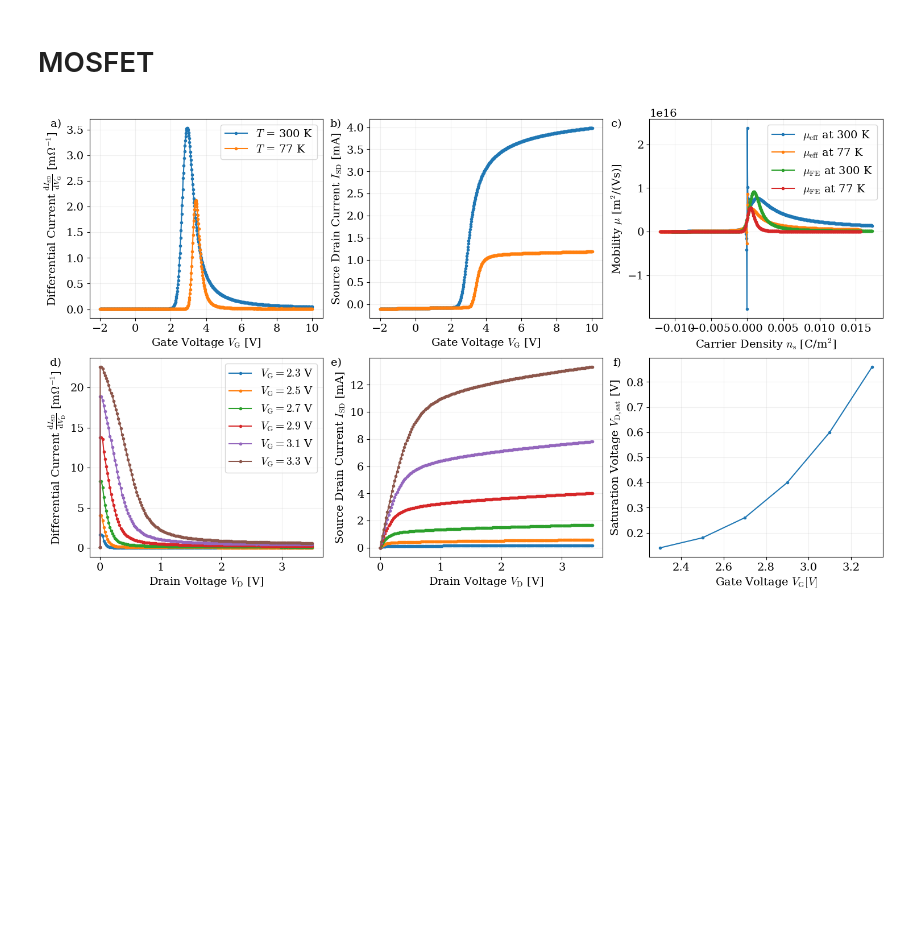
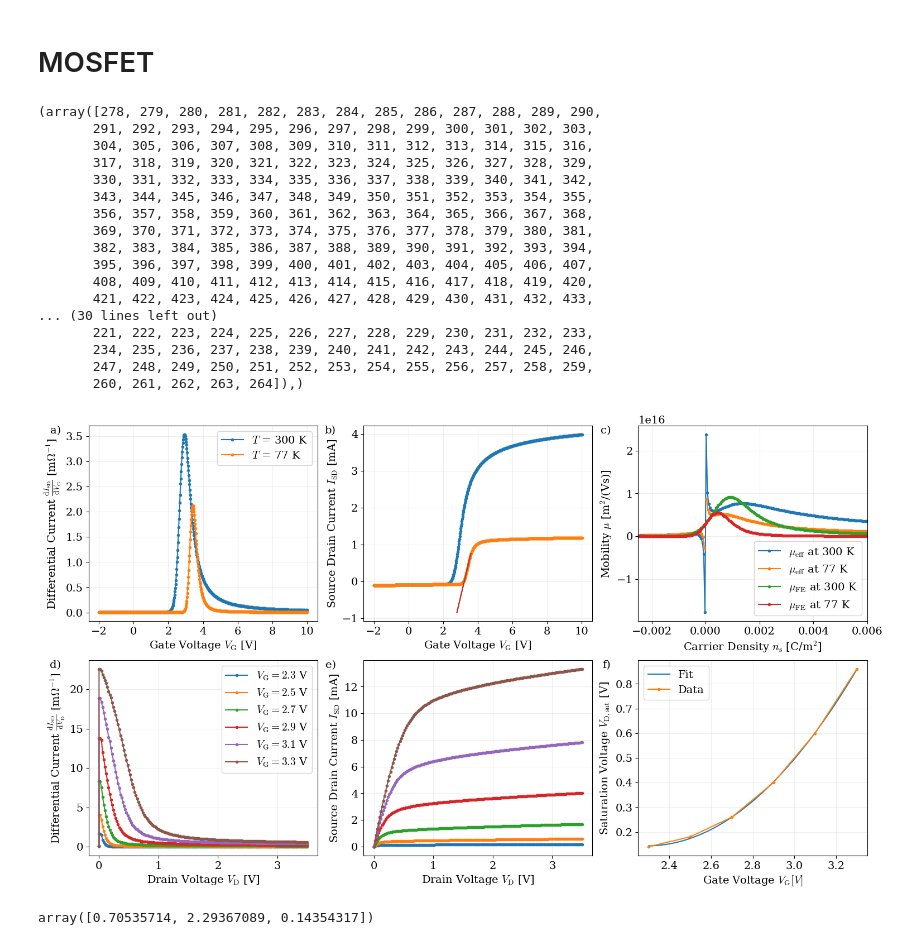
Before and after one commit to peakflyer/fprtum, a Jupyter notebook: MOSFET/eval.ipynb, the cells around one changed output. Cells and saved outputs as stored; diff of their text form; code cells hidden in the pictures; blank space fills up the shorter version.

```diff
--- a/MOSFET/eval.ipynb
+++ b/MOSFET/eval.ipynb
@@ -169,6 +169,7 @@ ax3.legend()
 ax3.set_ylabel("Mobility $\mu$ [m$^2$/(Vs)]")
 ax3.set_xlabel("Carrier Density $n_\mathrm{s}$ [C/m$^2$]")
 ax3.grid(alpha=0.2)
+ax3.set_xlim(-0.0025, 0.006)
 
 vsd_23, differential_23 = np.loadtxt("DATA/mosfet_64_vg_2.3.txt", unpack="True")
 vsd_25, differential_25 = np.loadtxt("DATA/mosfet_64_vg_2.5.txt", unpack="True")
@@ -203,36 +204,64 @@ ax5.plot(vsd_25, y_int_25, ".-", label="$V_G=2.5$ V")
 ax5.plot(vsd_27, y_int_27, ".-", label="$V_G=2.7$ V")
 ax5.plot(vsd_29, y_int_29, ".-", label="$V_G=2.9$ V")
 ax5.plot(vsd_31, y_int_31, ".-", label="$V_G=3.1$ V")
 ax5.plot(vsd_33, y_int_33, ".-", label="$V_G=3.3$ V")
 
 ax5.grid(alpha=0.2)
 ax5.set_ylabel("Source Drain Current $I_\mathrm{SD}$ [mA]")
 ax5.set_xlabel("Drain Voltage $V_\mathrm{D}$ [V]")
 
 index23 = np.where(differential_23/max(differential_23) < 1/np.e ** 2)[0][1]
 index25 = np.where(differential_25/max(differential_25) < 1/np.e ** 2)[0][1]
 index27 = np.where(differential_27/max(differential_27) < 1/np.e ** 2)[0][1]
 index29 = np.where(differential_29/max(differential_29) < 1/np.e ** 2)[0][1]
 index31 = np.where(differential_31/max(differential_31) < 1/np.e ** 2)[0][1]
 index33 = np.where(differential_33/max(differential_33) < 1/np.e ** 2)[0][1]
 
 vsat = [vsd_23[index23], vsd_25[index25], vsd_27[index27], vsd_29[index29], vsd_31[index31], vsd_33[index33]]
 vg = [2.3, 2.5, 2.7, 2.9, 3.1, 3.3]
 
-ax6.plot(vg, vsat, ".-")
+def quadratic(x, a, b, c):
+    return a * (x - b) ** 2 + c
+
+vg_linspace = np.linspace(min(vg), max(vg), 1000)
+ax6.plot(vg_linspace, quadratic(vg_linspace, *curve_fit(quadratic, vg, vsat)[0]), label="Fit")
+ax6.plot(vg, vsat, ".-", label="Data")
 ax6.set_ylabel("Saturation Voltage $V_\mathrm{D,sat}$ [V]")
 ax6.set_xlabel("Gate Voltage $V_\mathrm{G} [V]$")
 ax6.grid(alpha=0.2)
+ax6.legend()
 
 
 # To determine the threshold voltage
-# x_linspace = np.linspace(2.8, 3.6, 100)
-# print(np.where(integrate.cumtrapz(differential_77K, vg_77K, initial=0) >= 0.6))
-# print(np.where(integrate.cumtrapz(differential_77K, vg_77K, initial=0) <= 0.1))
-# #ax3.plot(x_linspace, linear_model(x_linspace, *curve_fit(linear_model, vg_77K[264:278], integrate.cumtrapz(differential_77K, vg_77K, initial=0)[264:278])[0]))
+x_linspace = np.linspace(2.8, 3.6, 100)
+print(np.where(integrate.cumtrapz(differential_77K, vg_77K, initial=0) >= 0.6))
+print(np.where(integrate.cumtrapz(differential_77K, vg_77K, initial=0) <= 0.1))
+ax2.plot(x_linspace, linear_model(x_linspace, *curve_fit(linear_model, vg_77K[264:278], integrate.cumtrapz(differential_77K, vg_77K, initial=0)[264:278])[0]))
+ax2.plot(x_linspace, linear_model(x_linspace, *curve_fit(linear_model, vg_77K[264:278], integrate.cumtrapz(differential_77K, vg_77K, initial=0)[264:278])[0]))
 
 # popt = curve_fit(linear_model, vg_77K[264:278], integrate.cumtrapz(differential_77K, vg_77K, initial=0)[264:278])[0]
 # print(-popt[1]/popt[0])
 plt.savefig('MOSFET.pdf', bbox_inches='tight')
 # %% [output]
+(array([278, 279, 280, 281, 282, 283, 284, 285, 286, 287, 288, 289, 290,
+       291, 292, 293, 294, 295, 296, 297, 298, 299, 300, 301, 302, 303,
+       304, 305, 306, 307, 308, 309, 310, 311, 312, 313, 314, 315, 316,
+       317, 318, 319, 320, 321, 322, 323, 324, 325, 326, 327, 328, 329,
+       330, 331, 332, 333, 334, 335, 336, 337, 338, 339, 340, 341, 342,
+       343, 344, 345, 346, 347, 348, 349, 350, 351, 352, 353, 354, 355,
+       356, 357, 358, 359, 360, 361, 362, 363, 364, 365, 366, 367, 368,
+       369, 370, 371, 372, 373, 374, 375, 376, 377, 378, 379, 380, 381,
+       382, 383, 384, 385, 386, 387, 388, 389, 390, 391, 392, 393, 394,
+       395, 396, 397, 398, 399, 400, 401, 402, 403, 404, 405, 406, 407,
+       408, 409, 410, 411, 412, 413, 414, 415, 416, 417, 418, 419, 420,
+       421, 422, 423, 424, 425, 426, 427, 428, 429, 430, 431, 432, 433,
+... (30 lines left out)
+       221, 222, 223, 224, 225, 226, 227, 228, 229, 230, 231, 232, 233,
+       234, 235, 236, 237, 238, 239, 240, 241, 242, 243, 244, 245, 246,
+       247, 248, 249, 250, 251, 252, 253, 254, 255, 256, 257, 258, 259,
+       260, 261, 262, 263, 264]),)
-[figure, old version]
+[figure, new version]
+# %%
+curve_fit(quadratic, vg, vsat)[0]
+# %% [output]
+array([0.70535714, 2.29367089, 0.14354317])
```
Also changed, not shown: 1 other file.
